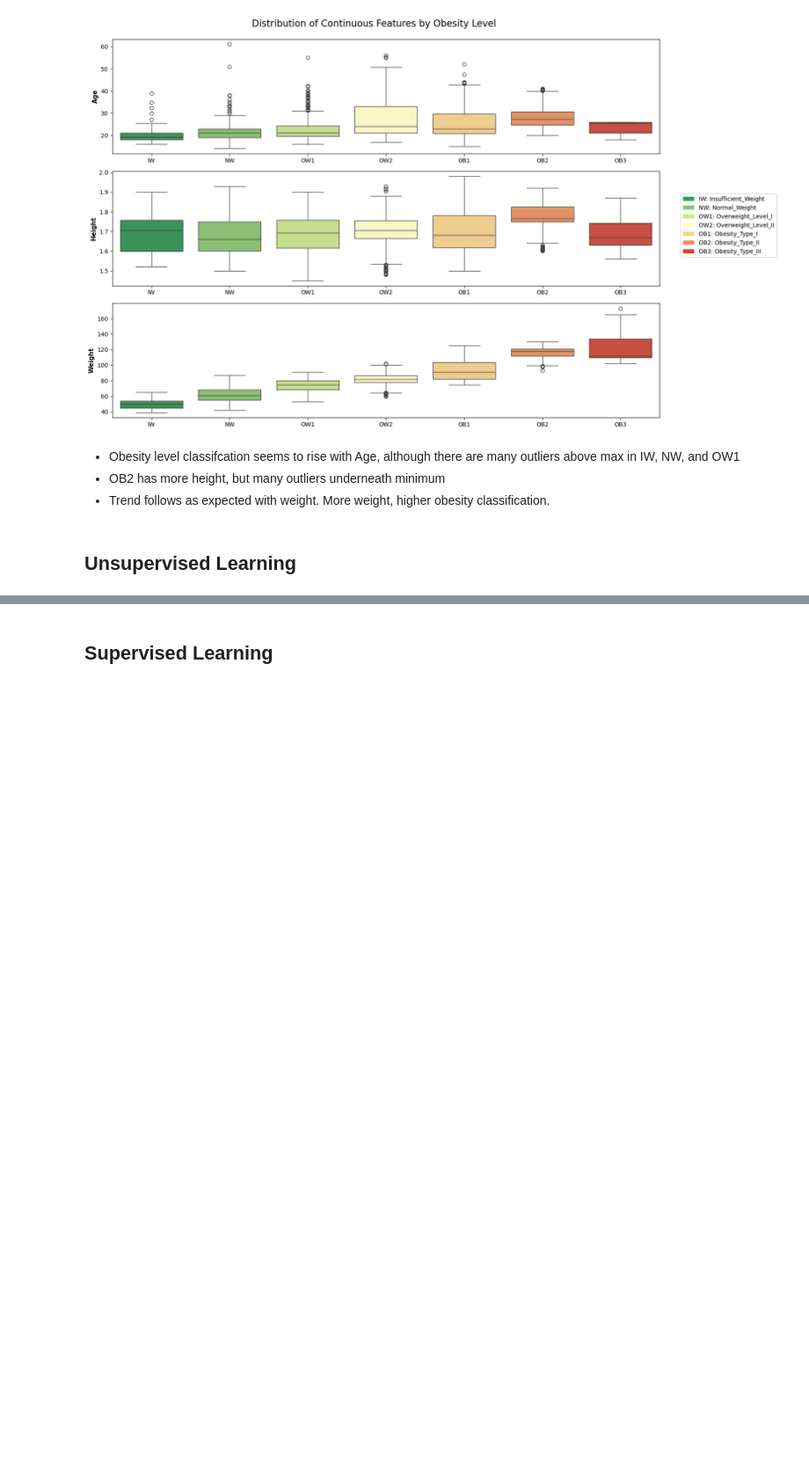
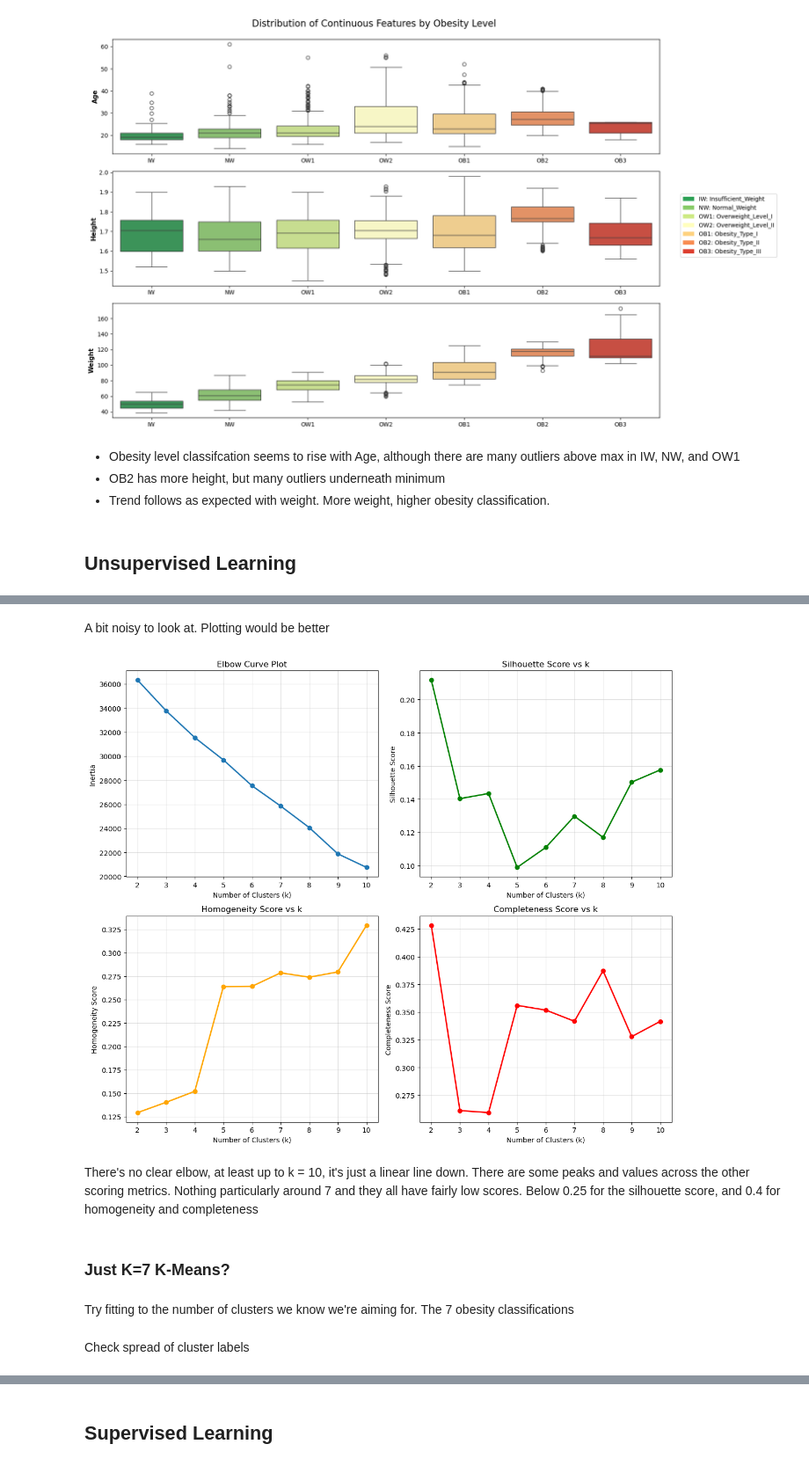
Before and after one commit to r-leeper/scu_obesity_assignment, a Jupyter notebook: CS818_Assignment.ipynb, the cells around one changed output, grey strips where cells are left out. Shown at 88% size. Drawn from its saved outputs; the diff is of its cells as text; code cells hidden in the pictures; blank space fills up the shorter version.

Commit message:
Unsupervised learning K-means complete. TODO: - Unsupervised Learning - PCA - Supervised learning

```diff
--- a/CS818_Assignment.ipynb
+++ b/CS818_Assignment.ipynb
@@ -607,0 +788,20 @@ plt.show()
+# %%
+# Run k means and save results
+for k in k_range:
+    kmeans = KMeans(n_clusters=k, n_init=13, random_state=13) # unlucky for some
+    kmeans.fit(X_scaled)
+    labels = kmeans.labels_
+
+    inertias.append(kmeans.inertia_)
+    silhouette_scores.append(silhouette_score(X_scaled, labels))
+    homogeneity_scores.append(homogeneity_score(encoded_df['NObeyesdad'], labels))
+    completeness_scores.append(completeness_score(encoded_df['NObeyesdad'], labels))
+# %%
+# put results in dataframe
+results_df = pd.DataFrame({
+    'k': k_range,
+    'Inertia': inertias,
+    'Silhouette': silhouette_scores,
+    'Homogeneity': homogeneity_scores,
+    'Completeness': completeness_scores
+})
@@ -607,0 +825,45 @@ plt.show()
+# %% [markdown]
+A bit noisy to look at. Plotting would be better
+# %%
+# Create subplots for the metrics
+fig, axes = plt.subplots(2, 2, figsize=(12, 10))   # check figsize, might need to be bigger
+
+# Elbow plot (Inertia)
+axes[0, 0].plot(results_df['k'], results_df['Inertia'], marker='o', linewidth=2)
+axes[0, 0].set_xlabel('Number of Clusters (k)')
+axes[0, 0].set_ylabel('Inertia')
+axes[0, 0].set_title('Elbow Curve Plot')
+axes[0, 0].grid(True, alpha=0.4)
+
+# Silhouette Score
+axes[0, 1].plot(results_df['k'], results_df['Silhouette'], marker='o', color='green', linewidth=2)
+axes[0, 1].set_xlabel('Number of Clusters (k)')
+axes[0, 1].set_ylabel('Silhouette Score')
+axes[0, 1].set_title('Silhouette Score vs k')
+axes[0, 1].grid(True, alpha=0.4)
+
+# Homogeneity Score
+axes[1, 0].plot(results_df['k'], results_df['Homogeneity'], marker='o', color='orange', linewidth=2)
+axes[1, 0].set_xlabel('Number of Clusters (k)')
+axes[1, 0].set_ylabel('Homogeneity Score')
+axes[1, 0].set_title('Homogeneity Score vs k')
+axes[1, 0].grid(True, alpha=0.4)
+
+# Completeness Score
+axes[1, 1].plot(results_df['k'], results_df['Completeness'], marker='o', color='red', linewidth=2)
+axes[1, 1].set_xlabel('Number of Clusters (k)')
+axes[1, 1].set_ylabel('Completeness Score')
+axes[1, 1].set_title('Completeness Score vs k')
+axes[1, 1].grid(True, alpha=0.4)
+
+plt.tight_layout()
+plt.show()
+# %% [output]
+[figure, added]
+# %% [markdown]
+There's no clear elbow, at least up to k = 10, it's just a linear line down.
+There are some peaks and values across the other scoring metrics. Nothing particularly around 7 and they all have fairly low scores. Below 0.25 for the silhouette score, and 0.4 for homogeneity and completeness
+# %% [markdown]
+### Just K=7 K-Means?
+# %% [markdown]
+Try fitting to the number of clusters we know we're aiming for. The 7 obesity classifications
@@ -607,0 +877,2 @@ plt.show()
+# %% [markdown]
+Check spread of cluster labels
```
Also changed, not shown: parts of 41 cells of this notebook.
